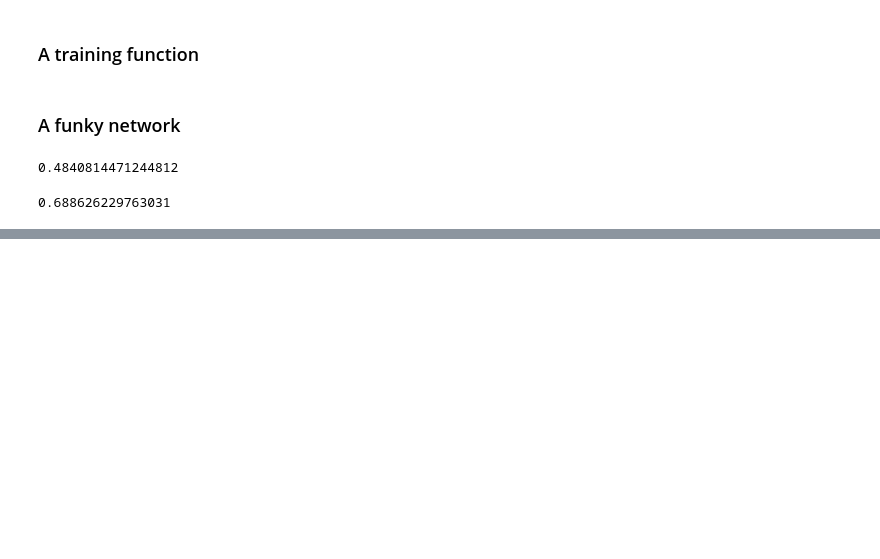
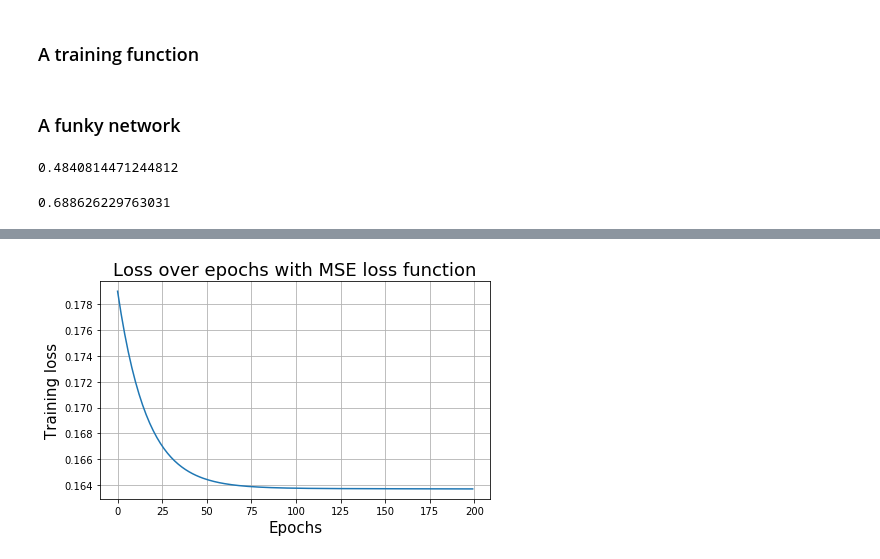
Before and after one commit to tirthajyoti/PyTorch_Machine_Learning, a Jupyter notebook: NN class building.ipynb, the cells around one changed output, grey strips where cells are left out. Saved outputs shown, nothing was run; the diff lists cells and outputs as text; code cells hidden in the pictures; blank space fills up the shorter version.

Commit message:
Added custom loss function example

```diff
--- a/NN class building.ipynb
+++ b/NN class building.ipynb
@@ -391,0 +399,11 @@ print(loss.item())
+# %%
+X = torch.from_numpy(X)
+y = torch.from_numpy(y)
+# %%
+X = X/X.max()
+y = y/y.max()
+# %%
+n_input = X.shape[1] # Must match the shape of the input features
+n_hidden1 = 40 # Number of neurons in the 1st hidden layer
+n_hidden2 = 40 # Number of neurons in the 2nd hidden layer
+n_output = 1 # Number of output units (for example 1 for binary classification)
@@ -391,0 +443,26 @@ print(loss.item())
+# %%
+mse_loss = nn.MSELoss()
+# %%
+epochs = 200
+running_loss = []
+
+reg_model= RegNetwork()
+optimizer = optim.SGD(reg_model.parameters(),lr=0.01)
+
+for i,e in enumerate(range(epochs)):
+    optimizer.zero_grad()
+    output = reg_model.forward(X)
+    loss = mse_loss(output,y)
+    loss.backward()
+    optimizer.step()
+    running_loss.append(loss.item())
+
+plt.figure(figsize=(7,4))
+plt.title("Loss over epochs with MSE loss function",fontsize=18)
+plt.plot([e for e in range(epochs)],running_loss)
+plt.grid(True)
+plt.xlabel("Epochs",fontsize=15)
+plt.ylabel("Training loss",fontsize=15)
+plt.show()
+# %% [output]
+[figure, added]
```
Also changed, not shown: parts of 8 cells of this notebook.
